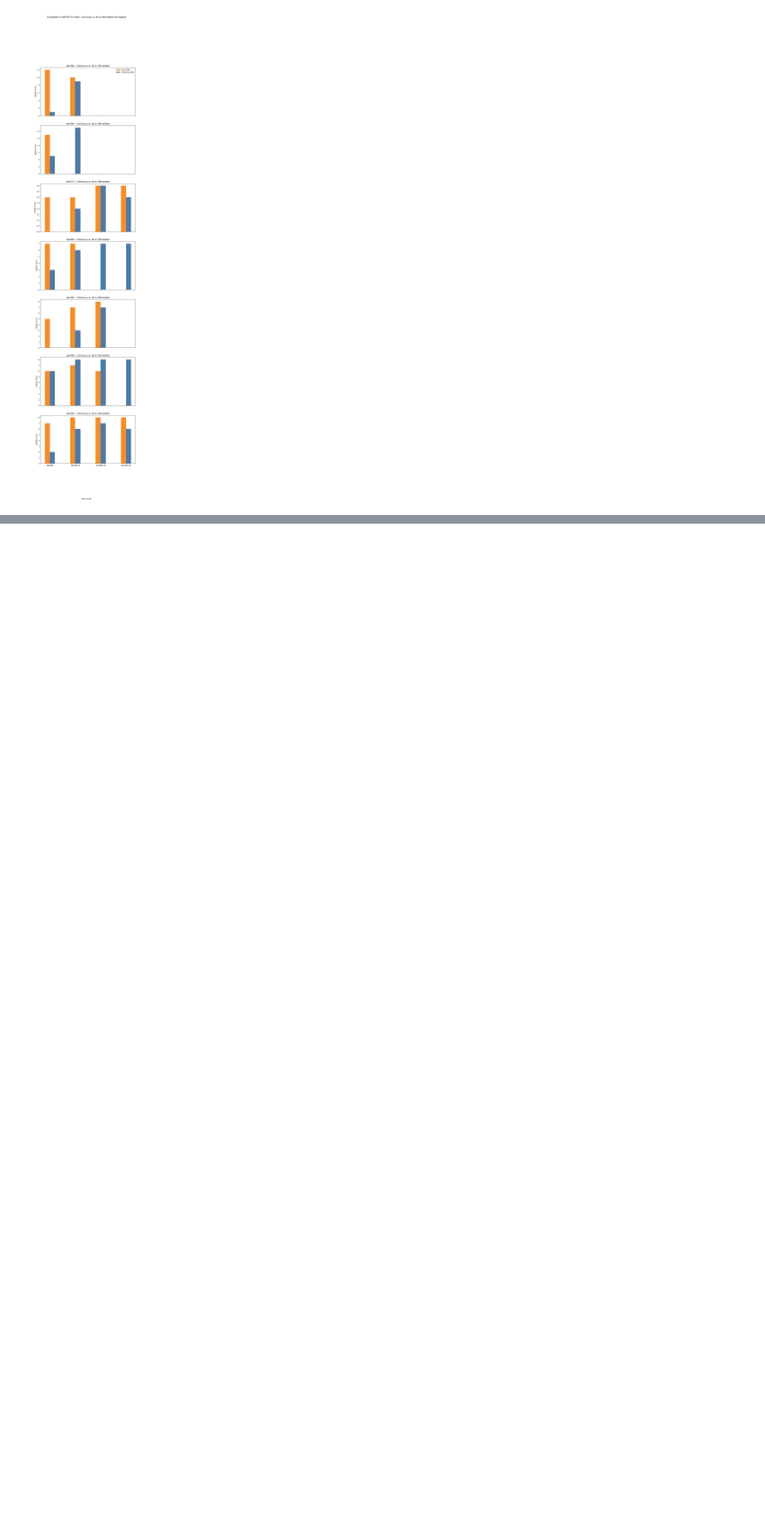
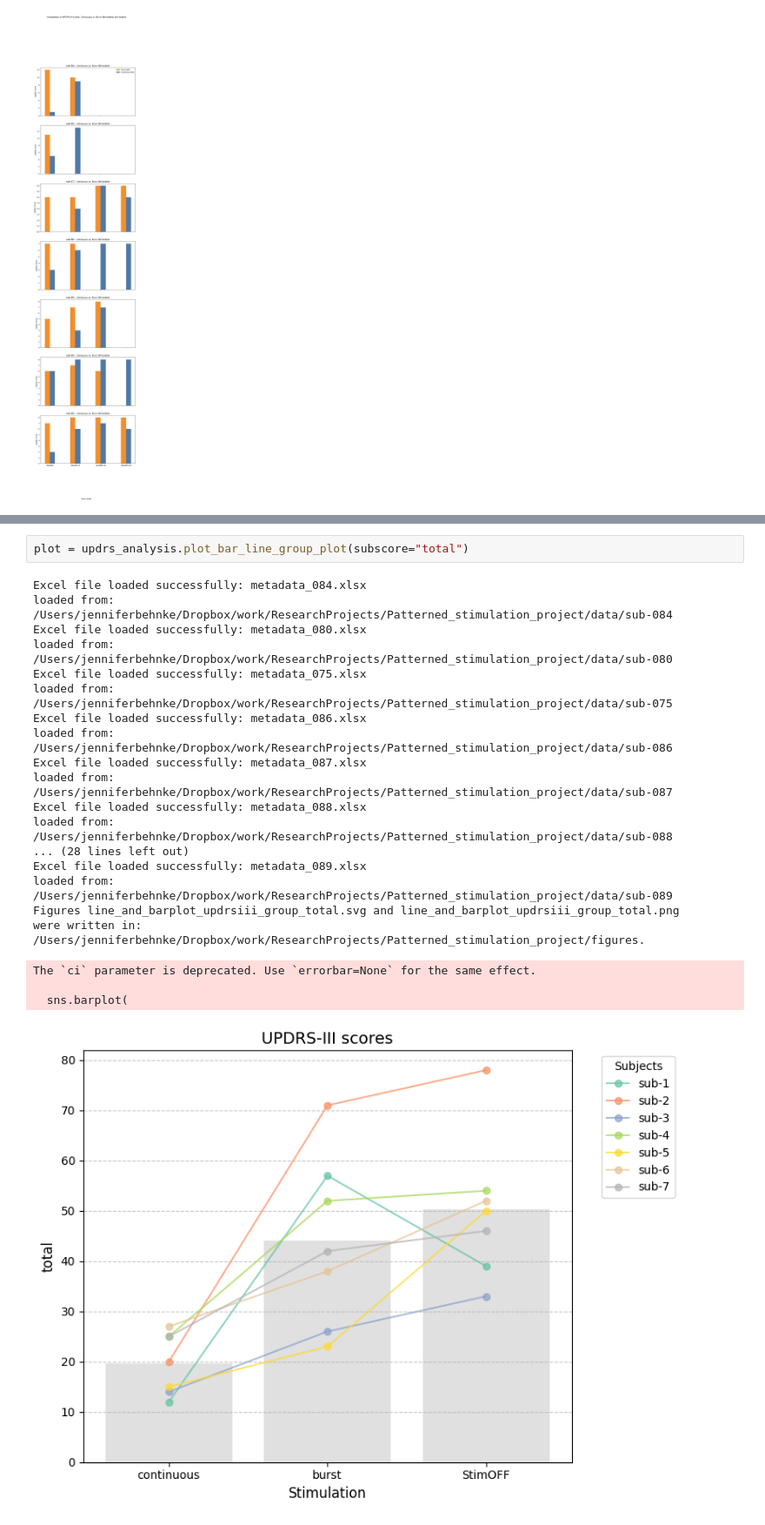
Before and after one commit to JKBehnke/patterned_DBS, a Jupyter notebook: notebooks/burst_dbs_updrs.ipynb, the cells around one changed output, grey strips where cells are left out. Shown at 87% size. Saved outputs shown, nothing was run; the diff lists cells and outputs as text; blank space fills up the shorter version.

Commit message:
line and barplot of group UPDRS III

```diff
--- a/notebooks/burst_dbs_updrs.ipynb
+++ b/notebooks/burst_dbs_updrs.ipynb
@@ -224,0 +297,24 @@ were written in: /Users/jenniferbehnke/Dropbox/work/ResearchProjects/Patterned_s
+# %%
+plot = updrs_analysis.plot_bar_line_group_plot(subscore="total")
+# %% [output]
+Excel file loaded successfully: metadata_084.xlsx
+loaded from: /Users/jenniferbehnke/Dropbox/work/ResearchProjects/Patterned_stimulation_project/data/sub-084
+Excel file loaded successfully: metadata_080.xlsx
+loaded from: /Users/jenniferbehnke/Dropbox/work/ResearchProjects/Patterned_stimulation_project/data/sub-080
+Excel file loaded successfully: metadata_075.xlsx
+loaded from: /Users/jenniferbehnke/Dropbox/work/ResearchProjects/Patterned_stimulation_project/data/sub-075
+Excel file loaded successfully: metadata_086.xlsx
+loaded from: /Users/jenniferbehnke/Dropbox/work/ResearchProjects/Patterned_stimulation_project/data/sub-086
+Excel file loaded successfully: metadata_087.xlsx
+loaded from: /Users/jenniferbehnke/Dropbox/work/ResearchProjects/Patterned_stimulation_project/data/sub-087
+Excel file loaded successfully: metadata_088.xlsx
+loaded from: /Users/jenniferbehnke/Dropbox/work/ResearchProjects/Patterned_stimulation_project/data/sub-088
+... (28 lines left out)
+Excel file loaded successfully: metadata_089.xlsx
+loaded from: /Users/jenniferbehnke/Dropbox/work/ResearchProjects/Patterned_stimulation_project/data/sub-089
+Figures line_and_barplot_updrsiii_group_total.svg and line_and_barplot_updrsiii_group_total.png
+were written in: /Users/jenniferbehnke/Dropbox/work/ResearchProjects/Patterned_stimulation_project/figures.
+The `ci` parameter is deprecated. Use `errorbar=None` for the same effect.
+
+  sns.barplot(
+[figure, added]
```
Also changed, not shown: parts of 6 cells of this notebook, 1 other file.
